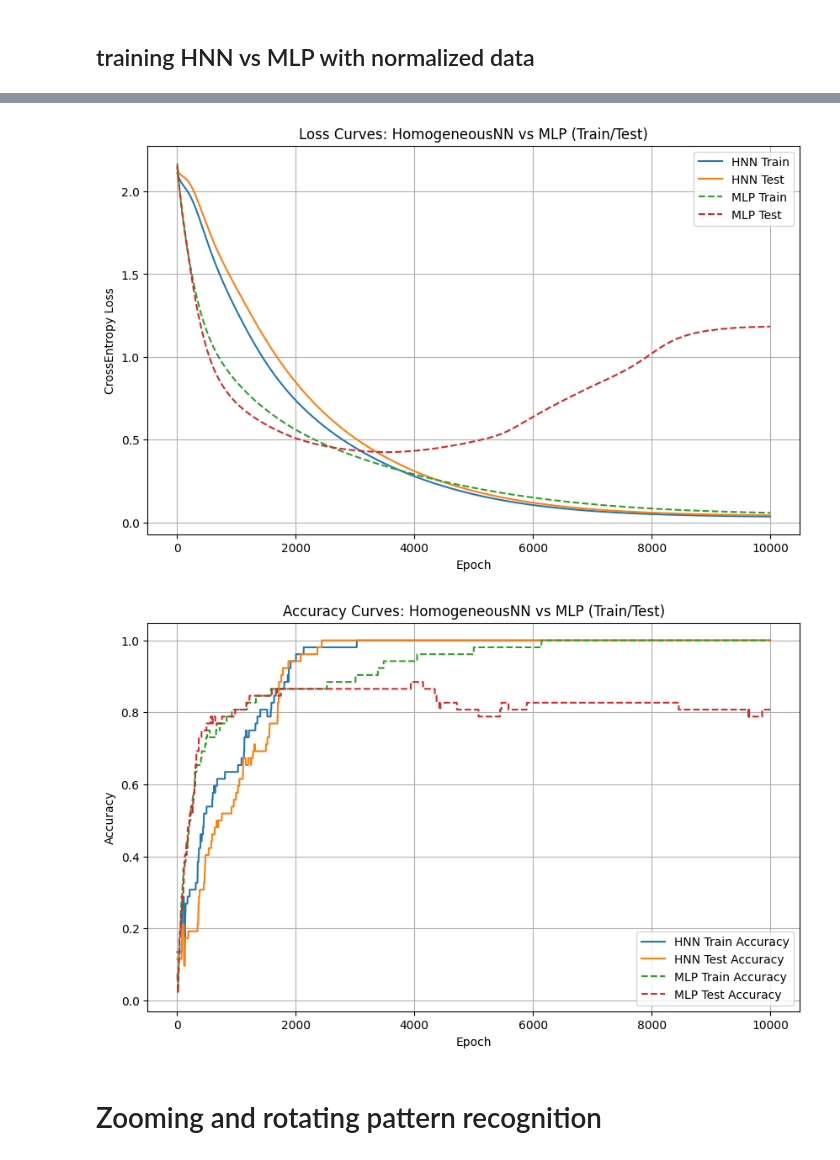
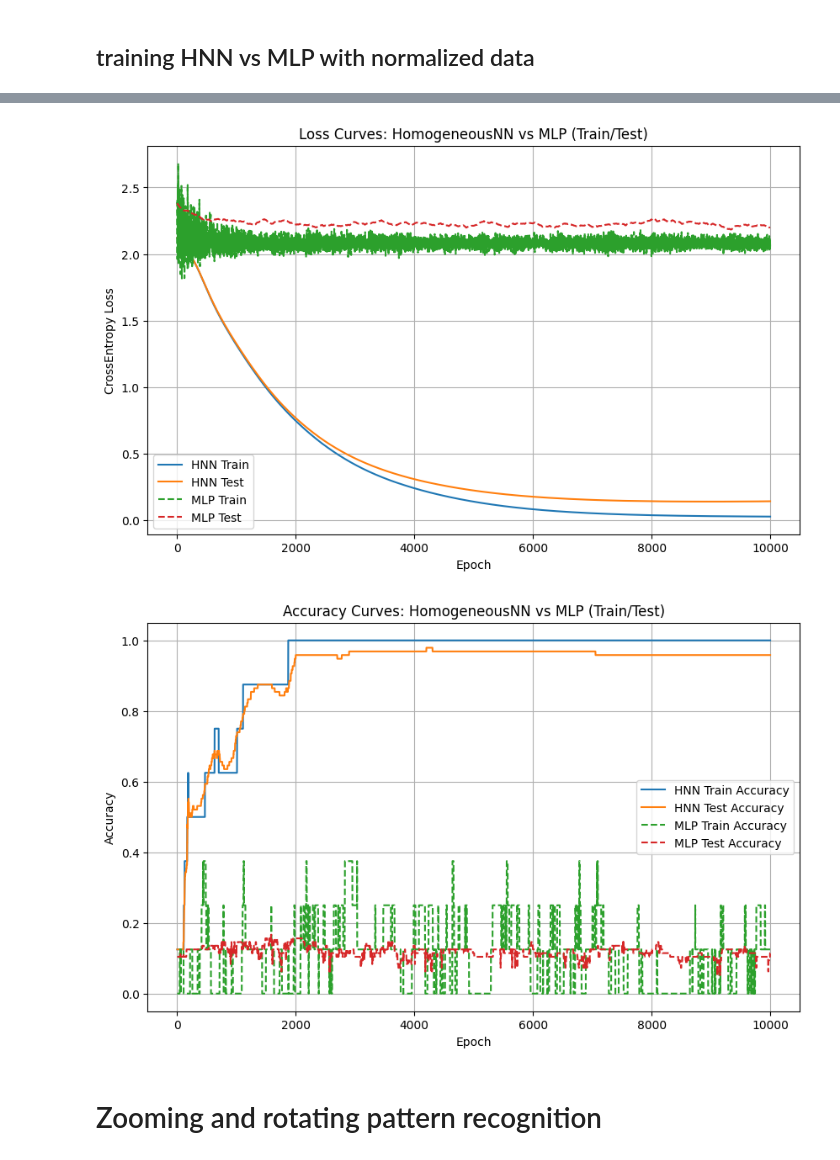
Before and after one commit to EtiNL/HNN, a Jupyter notebook: notebooks/Pattern_recognition.ipynb, the cells around one changed output, grey strips where cells are left out. Drawn from its saved outputs; the diff is of its cells as text; code cells hidden in the pictures.

```diff
--- a/Pattern_recognition.ipynb
+++ b/notebooks/Pattern_recognition.ipynb
@@ -43,6 +43,7 @@ import os, PIL.Image as Image
 input_dir = "./data/chinese_chars_100x100"
 records = []
 scales = [0.3 + 0.1 * i for i in range(13)]
+scales = [0.3,1,1.5]
 
 # Loop over images and zoom scales
 for fname in os.listdir(input_dir):
@@ -388,47 +729,46 @@ from sklearn.preprocessing import LabelEncoder
 from hnn import HomogeneousNN
 from hnn_utils import initialize_weights
 
-# --- Device setup ---
+# --- Prepare dataset: train = {scale == 1.0}, test = {scale != 1.0} ---
+import numpy as np
+from torch.utils.data import TensorDataset, DataLoader
+
 device = torch.device('cuda' if torch.cuda.is_available() else 'cpu')
 
-# --- Prepare dataset ---
-X = torch.tensor(df[feature_columns].values, dtype=torch.float32, device=device)
-y = torch.tensor(df["label"].values, dtype=torch.long, device=device)
+feature_columns = [f"x{i+1}" for i in range(8)]  # if not already defined
 
-full_dataset = TensorDataset(X, y)
+mask_train = np.isclose(df["scale"].to_numpy(), 1.0)
+train_df = df.loc[mask_train].reset_index(drop=True)
+test_df  = df.loc[~mask_train].reset_index(drop=True)
 
-train_size = int(0.5 * len(df))
-test_size = len(df) - train_size
-train_ds, test_ds = random_split(full_dataset, [train_size, test_size])
-batch_size = train_size
+X_train = torch.tensor(train_df[feature_columns].to_numpy(), dtype=torch.float32, device=device)
+y_train = torch.tensor(train_df["label"].to_numpy(),            dtype=torch.long,   device=device)
 
-train_loader = DataLoader(train_ds, batch_size=batch_size)
-test_loader = DataLoader(test_ds, batch_size=batch_size)
+X_test  = torch.tensor(test_df[feature_columns].to_numpy(),  dtype=torch.float32, device=device)
+y_test  = torch.tensor(test_df["label"].to_numpy(),          dtype=torch.long,   device=device)
+
+train_ds = TensorDataset(X_train, y_train)
+test_ds  = TensorDataset(X_test,  y_test)
+
+# full-batch train (so mean/std below covers all train samples); tweak if you want mini-batches
+train_loader = DataLoader(train_ds, batch_size=len(train_ds), shuffle=True)
+test_loader  = DataLoader(test_ds,  batch_size=1024,         shuffle=False)
 
 # --- Compute normalization stats from training data ---
-train_X, _ = next(iter(train_loader))
-mean = train_X.mean(dim=0, keepdim=True)
-std = train_X.std(dim=0, keepdim=True) + 1e-8
+mean = X_train.mean(dim=0, keepdim=True)
+std  = X_train.std(dim=0, keepdim=True) + 1e-8
 
-# --- Normalized DataLoader wrapper ---
+# --- Normalized DataLoader wrapper (unchanged) ---
 class NormalizedLoaderWrapper:
     def __init__(self, loader, mean, std):
-        self.loader = loader
-        self.mean = mean
-        self.std = std
-
+        self.loader, self.mean, self.std = loader, mean, std
     def __iter__(self):
         for x, y in self.loader:
-            yield (self.normalize(x), y)
-
-    def __len__(self):
-        return len(self.loader)
-
-    def normalize(self, x):
-        return (x - self.mean) / self.std
+            yield ((x - self.mean) / self.std, y)
+    def __len__(self): return len(self.loader)
 
 train_loader_mlp = NormalizedLoaderWrapper(train_loader, mean, std)
-test_loader_mlp = NormalizedLoaderWrapper(test_loader, mean, std)
+test_loader_mlp  = NormalizedLoaderWrapper(test_loader,  mean, std)
 
 # --- Model definitions ---
 r1, r2, r3, r4, r5, r6, r7, r8 = 0.0, 1.0, 1.0, 2.0, 2.0, 2.0, 3.0, 3.0
@@ -572,6 +912,6 @@ Epoch 10000 | HNN Train Loss: 0.0357 | Test Loss: 0.0433 || MLP Train Loss: 0.05
 Training complete.
-[figure, old version]
+[figure, new version]
-[figure, old version]
+[figure, new version]
 # %% [markdown]
 # Zooming and rotating pattern recognition
 # %%
```
Also changed, not shown: parts of 9 cells of this notebook, 9 other files.
